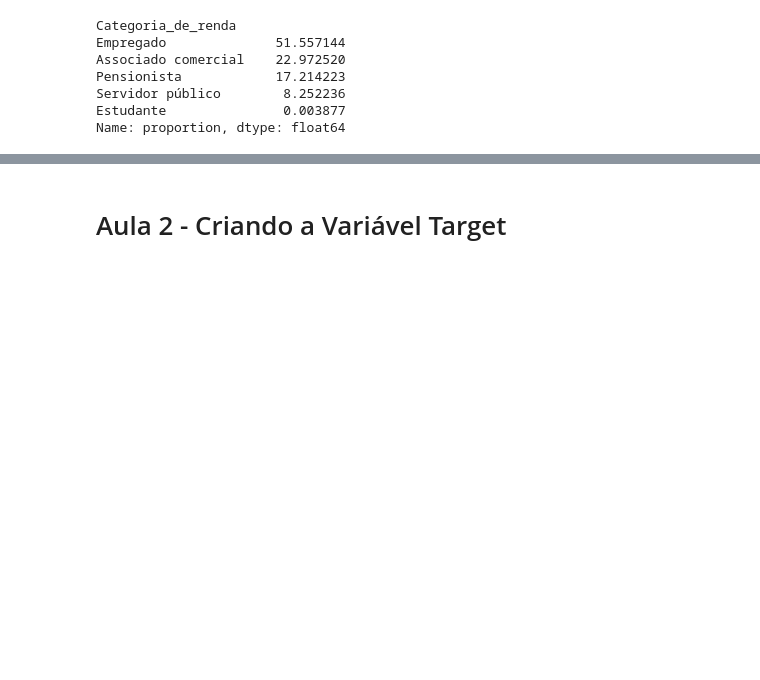
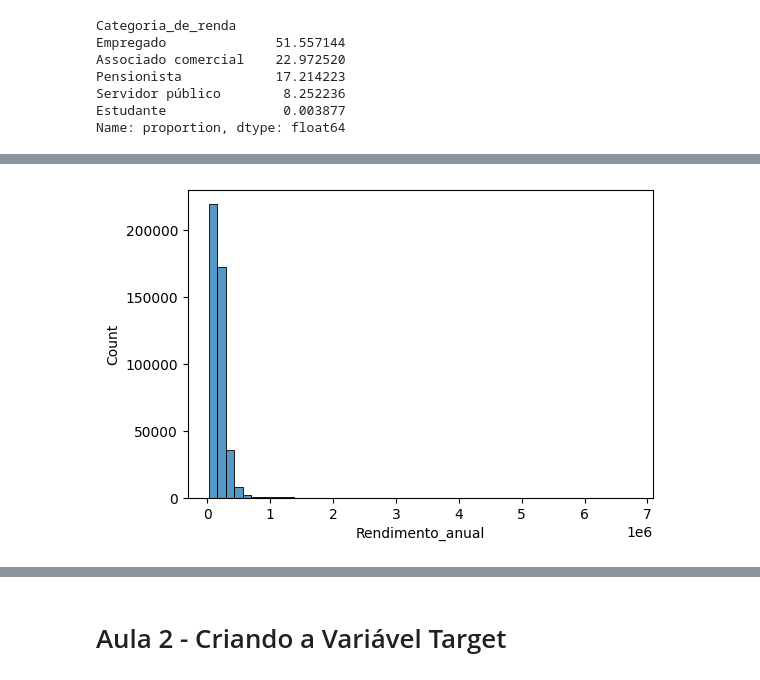
Before and after one commit to giulianafernandes/credit_card_approval_prediction, a Jupyter notebook: deploy_de_aplicacoes.ipynb, the cells around one changed output, grey strips where cells are left out. Saved outputs shown, nothing was run; the diff lists cells and outputs as text; code cells hidden in the pictures; blank space fills up the shorter version.

```diff
--- a/deploy_de_aplicacoes.ipynb
+++ b/deploy_de_aplicacoes.ipynb
@@ -280,0 +222,2 @@ cadastrados_limpo_bin.head(3)
+# %%
+df_cadastrados_limpo["Anos_empregado"] = -df_cadastrados_limpo["Anos_empregado"]/365.2425
@@ -281,3 +240,5 @@ cadastrados_limpo_bin.head(3)
+# %%
+df_cadastrados_limpo.loc[df_cadastrados_limpo['Anos_empregado']<0, 'Anos_empregado'] = 0
 # %%
 import matplotlib.pyplot as plt
 import seaborn as sns
@@ -293,5 +249,5 @@ cadastrados_limpo_bin.drop(['Qtd_filhos'], axis=1, inplace=True)
 # %%
-cadastrados_limpo = cadastrados_limpo[['ID_Cliente', 'Tem_carro', 'Tem_casa_propria',
+df_cadastrados_limpo = df_cadastrados_limpo[['ID_Cliente', 'Tem_carro', 'Tem_casa_propria',
                                         'Tem_telefone_trabalho', 'Tem_telefone_fixo', 'Tem_email',
                                         'Tamanho_familia', 'Rendimento_anual', 'Idade', 'Anos_empregado',
                                         'Categoria_de_renda', 'Grau_escolaridade', 'Estado_civil',
@@ -315,0 +343,5 @@ Name: proportion, dtype: float64
+# %%
+sns.histplot(data=df_cadastrados_limpo, x='Rendimento_anual', bins=50)
+plt.show()
+# %% [output]
+[figure, added]
```
Also changed, not shown: parts of 97 cells of this notebook, 2 other files.
